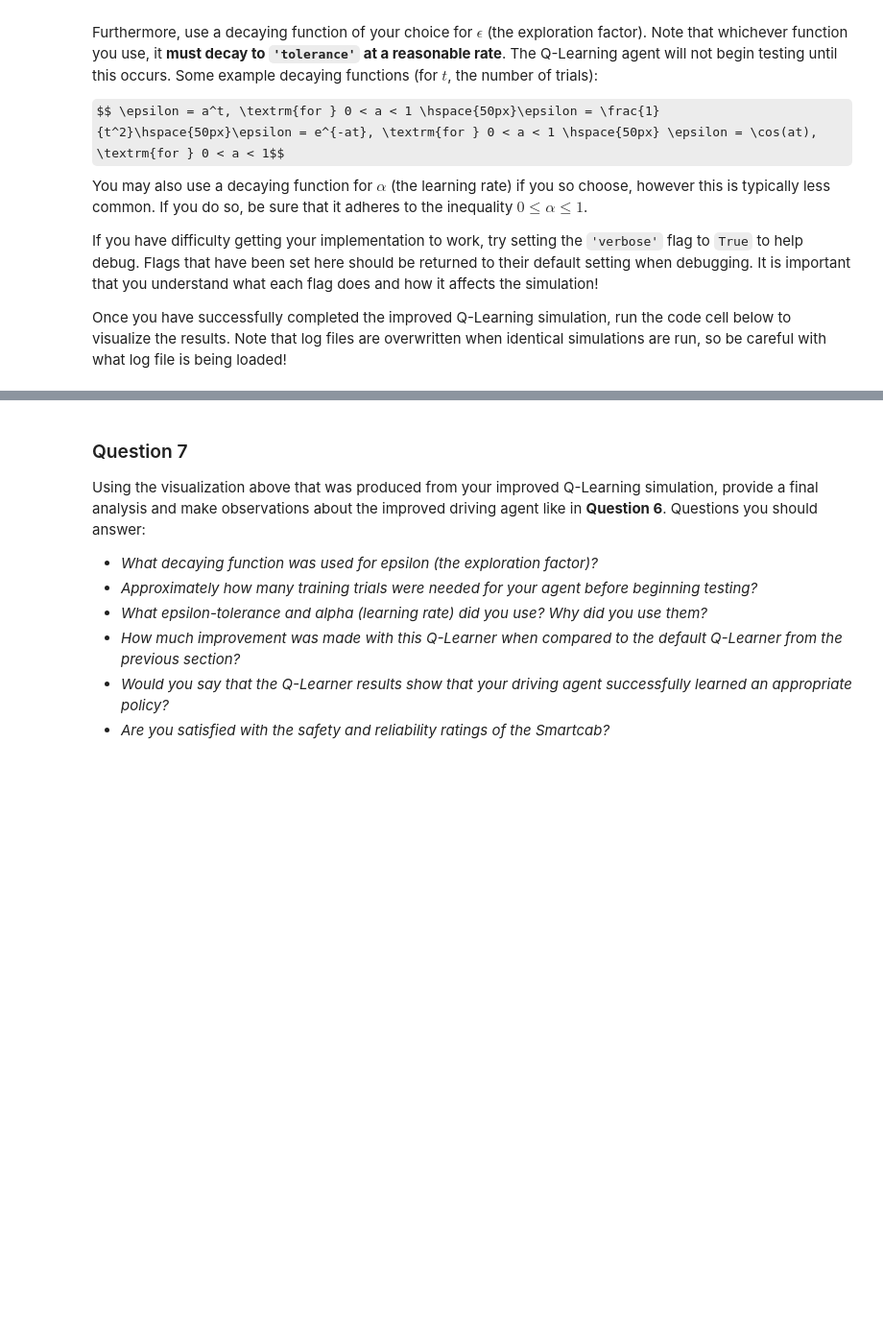
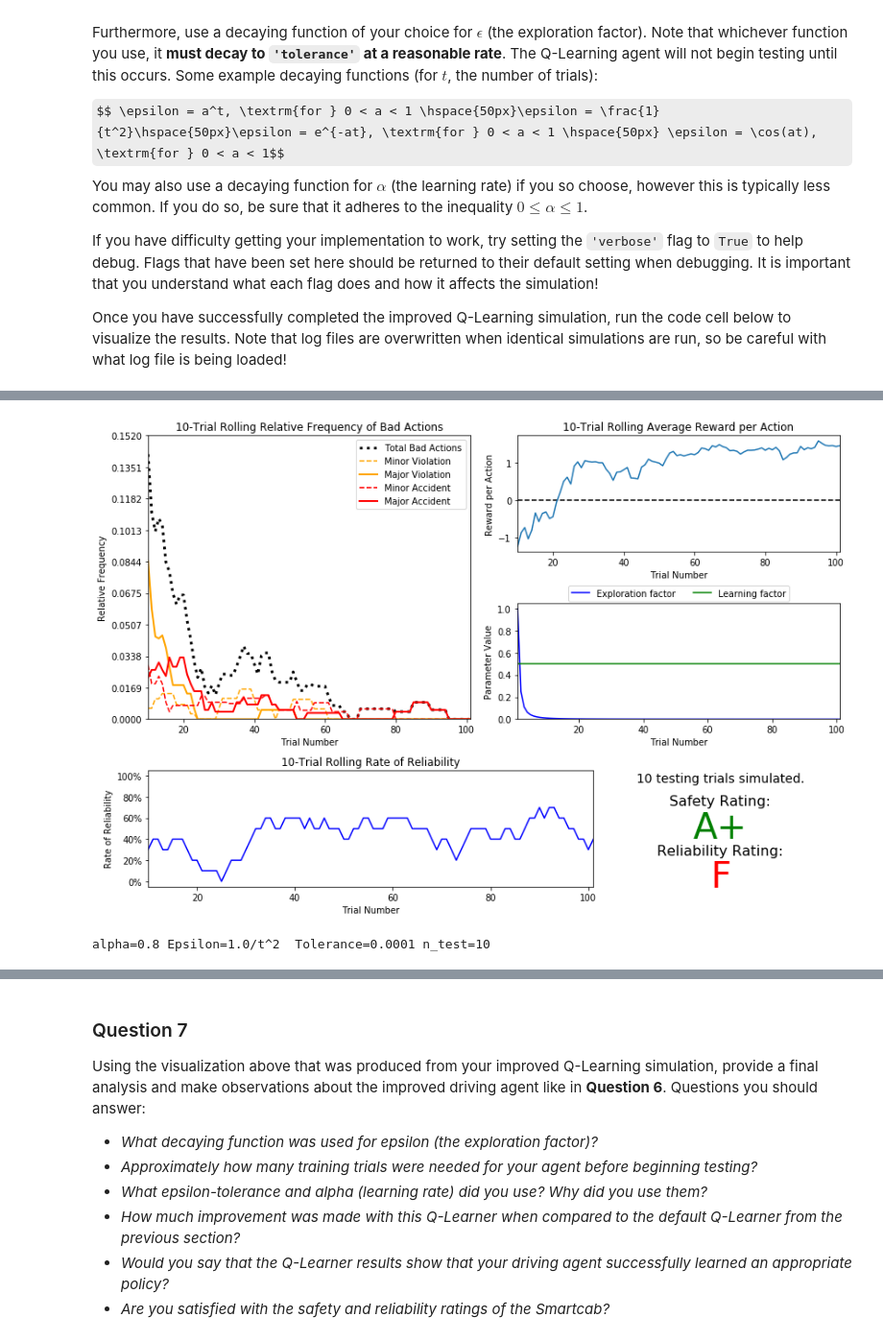
Before and after one commit to vasu5235/Machine-Learning-Udacity, a Jupyter notebook: smartcab/smartcab.ipynb, the cells around one changed output, grey strips where cells are left out. Shown at 96% size. Cells and saved outputs as stored; diff of their text form; code cells hidden in the pictures; some formulas as TeX source; blank space fills up the shorter version.

```diff
--- a/smartcab/smartcab.ipynb
+++ b/smartcab/smartcab.ipynb
@@ -270,0 +280,7 @@ vs.plot_trials('sim_improved-learning.csv')
+# %%
+# Load the 'sim_improved-learning' file from the improved Q-Learning simulation
+vs.plot_trials('sim_improved-learning.csv')
+print "alpha=0.8 Epsilon=1.0/t^2  Tolerance=0.0001 n_test=10"
+# %% [output]
+[figure, added]
+alpha=0.8 Epsilon=1.0/t^2  Tolerance=0.0001 n_test=10
```
Also changed, not shown: parts of 17 cells of this notebook, 2 other files.
